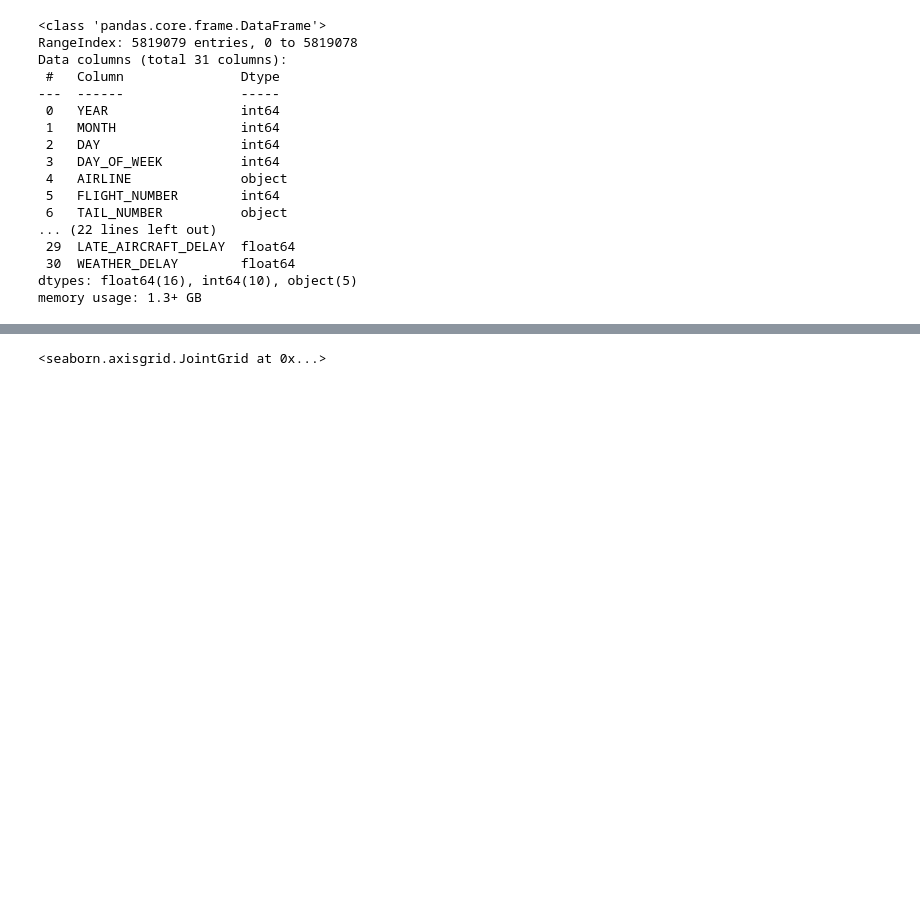
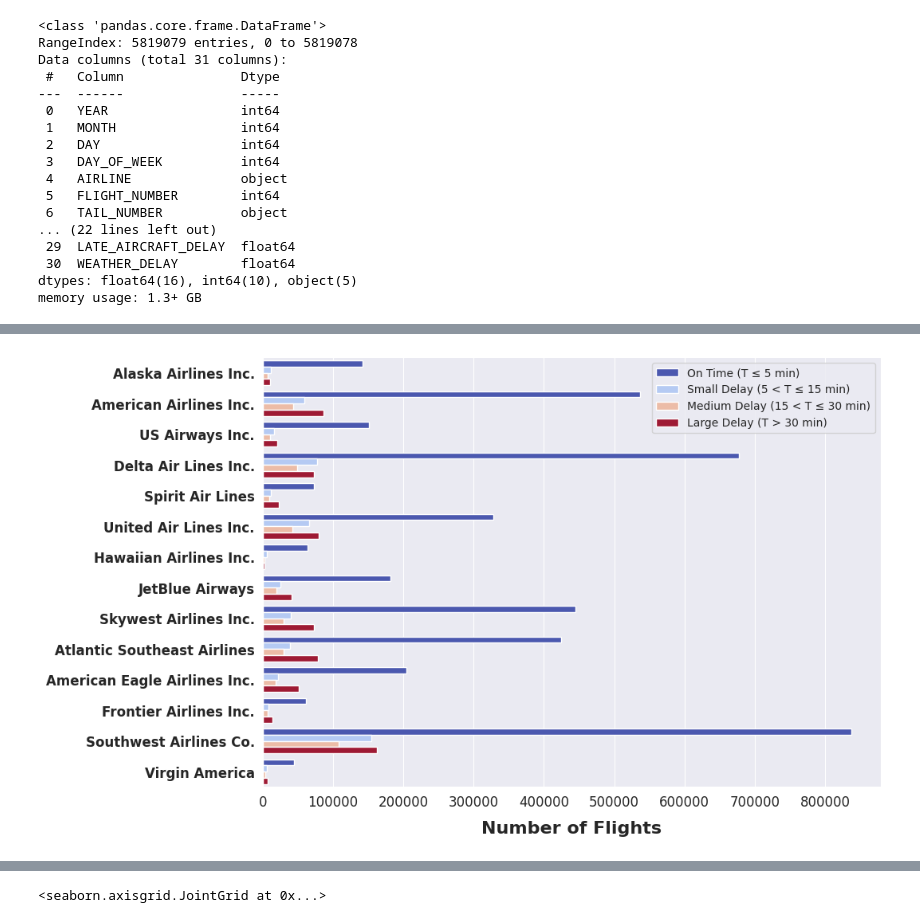
Before and after one commit to SavinduWickr/Flight_Price-Delay_Prediction, a Jupyter notebook: Delay_prediction/EDA-Delay.ipynb, the cells around one changed output, grey strips where cells are left out. Cells and saved outputs as stored; diff of their text form; code cells hidden in the pictures; blank space fills up the shorter version.

```diff
--- a/Delay_prediction/EDA-Delay.ipynb
+++ b/Delay_prediction/EDA-Delay.ipynb
@@ -4,6 +6,6 @@ import seaborn as sns
 # %%
-df = pd.read_csv('flights.csv')
-df.info()
+df_data = pd.read_csv('flights.csv', low_memory=False)
+df_data.info()
 # %% [output]
 <class 'pandas.core.frame.DataFrame'>
 RangeIndex: 5819079 entries, 0 to 5819078
@@ -61,0 +27,3 @@ plt.show()
+# %%
+#Was used to copy the dataframe without loading the data again
+df = df_data.copy()
@@ -61,0 +61,5 @@ plt.show()
+# %%
+airlines_data = pd.read_csv('airlines.csv')
+
+# Setting 'IATA_CODE' as the index and converting 'AIRLINE' column to a dictionary
+iata_to_airline_mapping = airlines_data.set_index('IATA_CODE')['AIRLINE'].to_dict()
@@ -61,0 +74,38 @@ plt.show()
+# %%
+
+# Define the delay levels based on departure delay times
+delay_category = lambda delay: (0 if delay <= 5 else (1 if delay <= 15 else (2 if delay <= 30 else 3)))
+df['DELAY_LEVEL'] = df['DEPARTURE_DELAY'].apply(delay_category)
+
+# Create the figure and axis for the plot
+fig, ax = plt.subplots(figsize=(10, 7))
+
+# Plot a countplot to show the distribution of delay levels across airlines
+sns.countplot(y="AIRLINE", hue='DELAY_LEVEL', data=df, palette='coolwarm', ax=ax)
+
+# Replace the airline abbreviations with their full names using the provided mapping
+full_airline_names = [iata_to_airline_mapping[item.get_text()] for item in ax.get_yticklabels()]
+ax.set_yticks(ax.get_yticks())
+ax.set_yticklabels(full_airline_names)
+
+# Customize the x and y tick labels with appropriate font sizes and styles
+plt.setp(ax.get_xticklabels(), fontsize=12, weight='normal')
+plt.setp(ax.get_yticklabels(), fontsize=12, weight='bold')
+
+# Hide the y-axis label (since it already shows the airline names)
+ax.yaxis.label.set_visible(False)
+
+# Set the x-axis label for the flight count
+plt.xlabel('Number of Flights', fontsize=16, weight='bold', labelpad=10)
+
+# Customize the legend to reflect the delay categories
+legend = ax.legend()
+legend.get_texts()[0].set_text('On Time (T ≤ 5 min)')
+legend.get_texts()[1].set_text('Small Delay (5 < T ≤ 15 min)')
+legend.get_texts()[2].set_text('Medium Delay (15 < T ≤ 30 min)')
+legend.get_texts()[3].set_text('Large Delay (T > 30 min)')
+
+# Display the plot
+plt.show()
+# %% [output]
+[figure, added]
```
Also changed, not shown: parts of 23 cells of this notebook, 3 other files.
